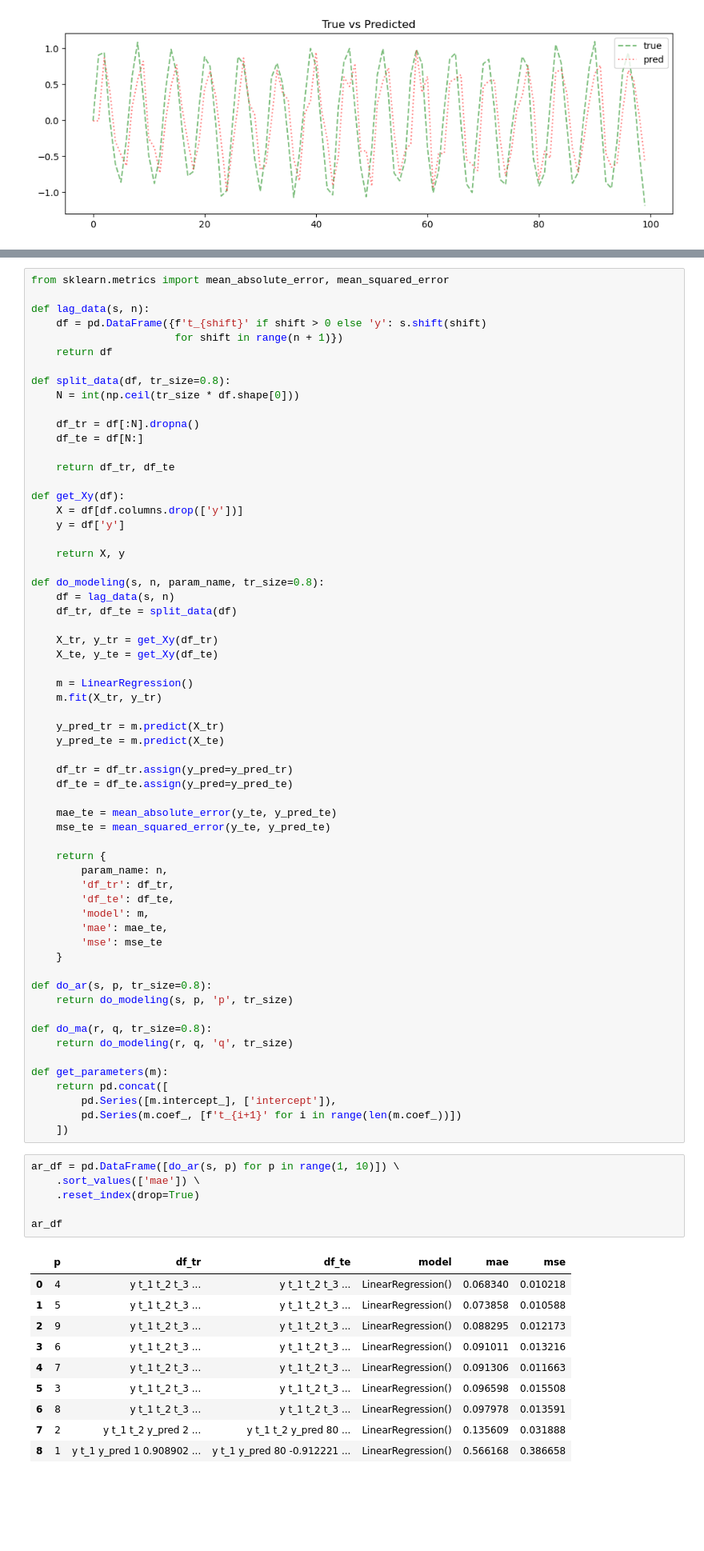
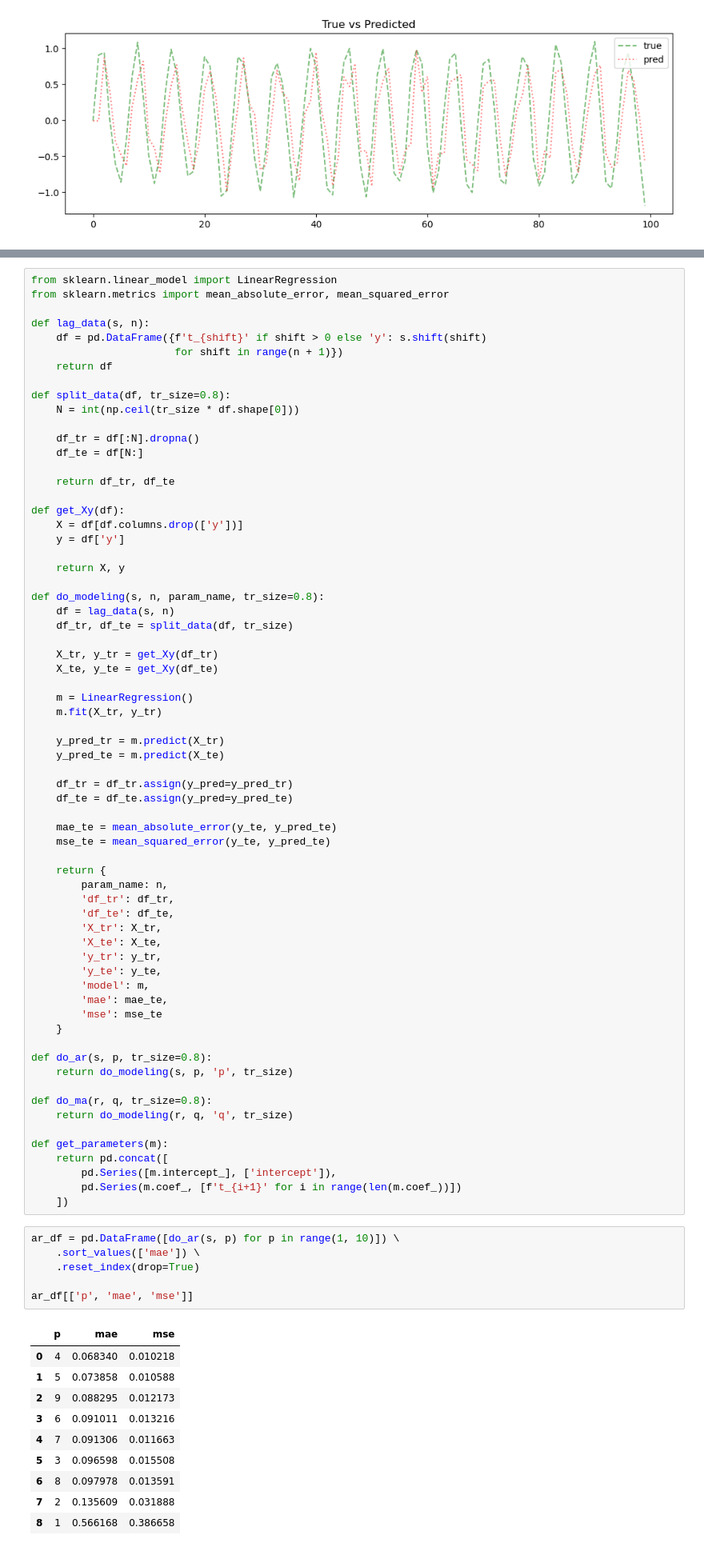
Before and after one commit to oneoffcoder/books, a Jupyter notebook: sphinx/datascience/source/arima.ipynb, the cells around one changed output, grey strips where cells are left out. Shown at 80% size. Cells and saved outputs as stored; diff of their text form; blank space fills up the shorter version.

```diff
--- a/sphinx/datascience/source/arima.ipynb
+++ b/sphinx/datascience/source/arima.ipynb
@@ -205,4 +207,5 @@ plt.tight_layout()
 # %%
+from sklearn.linear_model import LinearRegression
 from sklearn.metrics import mean_absolute_error, mean_squared_error
 
 def lag_data(s, n):
@@ -226,7 +229,7 @@ def get_Xy(df):
 
 def do_modeling(s, n, param_name, tr_size=0.8):
     df = lag_data(s, n)
-    df_tr, df_te = split_data(df)
+    df_tr, df_te = split_data(df, tr_size)
 
     X_tr, y_tr = get_Xy(df_tr)
     X_te, y_te = get_Xy(df_te)
@@ -247,6 +250,10 @@ def do_modeling(s, n, param_name, tr_size=0.8):
         param_name: n,
         'df_tr': df_tr,
         'df_te': df_te,
+        'X_tr': X_tr,
+        'X_te': X_te,
+        'y_tr': y_tr,
+        'y_te': y_te,
         'model': m,
         'mae': mae_te,
         'mse': mse_te
@@ -266,20 +273,20 @@ def get_parameters(m):
 # %%
 ar_df = pd.DataFrame([do_ar(s, p) for p in range(1, 10)]) \
     .sort_values(['mae']) \
     .reset_index(drop=True)
 
-ar_df
+ar_df[['p', 'mae', 'mse']]
 # %% [output]
-|  | p | df_tr | df_te | model | mae | mse |
-| 0 | 4 | y t_1 t_2 t_3 ... | y t_1 t_2 t_3 ... | LinearRegression() | 0.068340 | 0.010218 |
-| 1 | 5 | y t_1 t_2 t_3 ... | y t_1 t_2 t_3 ... | LinearRegression() | 0.073858 | 0.010588 |
-| 2 | 9 | y t_1 t_2 t_3 ... | y t_1 t_2 t_3 ... | LinearRegression() | 0.088295 | 0.012173 |
-| 3 | 6 | y t_1 t_2 t_3 ... | y t_1 t_2 t_3 ... | LinearRegression() | 0.091011 | 0.013216 |
-| 4 | 7 | y t_1 t_2 t_3 ... | y t_1 t_2 t_3 ... | LinearRegression() | 0.091306 | 0.011663 |
-| 5 | 3 | y t_1 t_2 t_3 ... | y t_1 t_2 t_3 ... | LinearRegression() | 0.096598 | 0.015508 |
-| 6 | 8 | y t_1 t_2 t_3 ... | y t_1 t_2 t_3 ... | LinearRegression() | 0.097978 | 0.013591 |
-| 7 | 2 | y t_1 t_2 y_pred 2 ... | y t_1 t_2 y_pred 80 ... | LinearRegression() | 0.135609 | 0.031888 |
-| 8 | 1 | y t_1 y_pred 1 0.908902 ... | y t_1 y_pred 80 -0.912221 ... | LinearRegression() | 0.566168 | 0.386658 |
+|  | p | mae | mse |
+| 0 | 4 | 0.068340 | 0.010218 |
+| 1 | 5 | 0.073858 | 0.010588 |
+| 2 | 9 | 0.088295 | 0.012173 |
+| 3 | 6 | 0.091011 | 0.013216 |
+| 4 | 7 | 0.091306 | 0.011663 |
+| 5 | 3 | 0.096598 | 0.015508 |
+| 6 | 8 | 0.097978 | 0.013591 |
+| 7 | 2 | 0.135609 | 0.031888 |
+| 8 | 1 | 0.566168 | 0.386658 |
 # %%
 fig, ax = plt.subplots(figsize=(5, 3.5))
 
```
Also changed, not shown: parts of 4 cells of this notebook.
